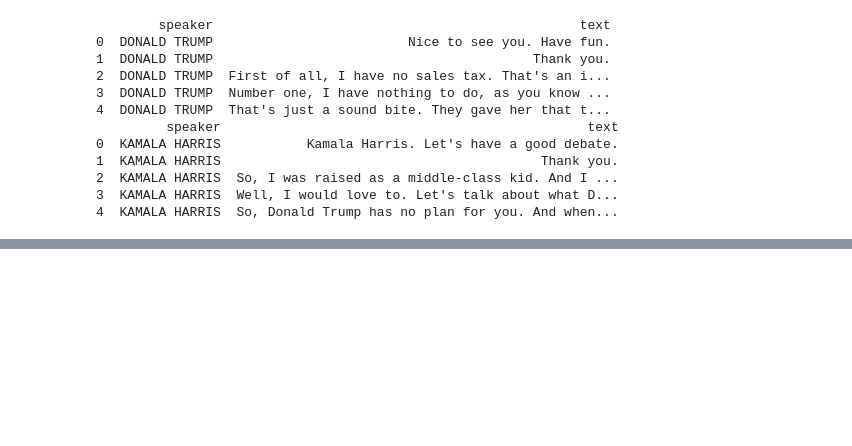
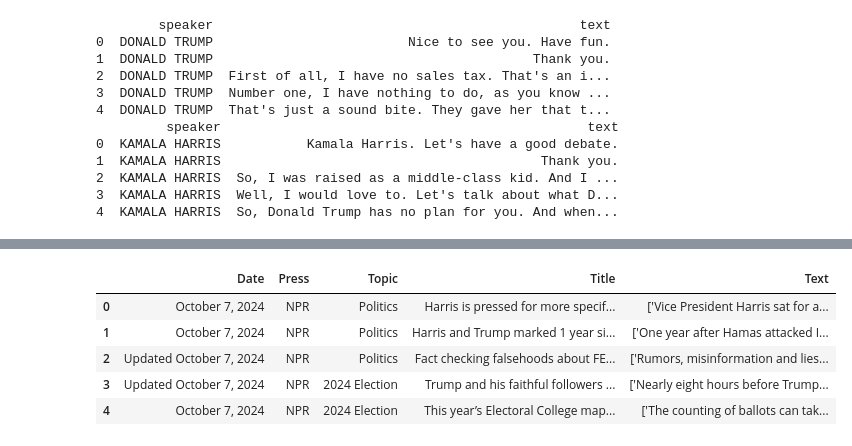
Before and after one commit to b00kkk/US_President_Election_2024, a Jupyter notebook: Preprocessing/Preprocessing.ipynb, the cells around one changed output, grey strips where cells are left out. Drawn from its saved outputs; the diff is of its cells as text; code cells hidden in the pictures; blank space fills up the shorter version.

```diff
--- a/Preprocessing/Preprocessing.ipynb
+++ b/Preprocessing/Preprocessing.ipynb
@@ -335,0 +452,9 @@ debate_harris.to_csv('harris_debte.csv')
+# %%
+npr.head()
+# %% [output]
+|  | Date | Press | Topic | Title | Text |
+| 0 | October 7, 2024 | NPR | Politics | Harris is pressed for more specif... | ['Vice President Harris sat for a... |
+| 1 | October 7, 2024 | NPR | Politics | Harris and Trump marked 1 year si... | ['One year after Hamas attacked I... |
+| 2 | Updated October 7, 2024 | NPR | Politics | Fact checking falsehoods about FE... | ['Rumors, misinformation and lies... |
+| 3 | Updated October 7, 2024 | NPR | 2024 Election | Trump and his faithful followers ... | ['Nearly eight hours before Trump... |
+| 4 | October 7, 2024 | NPR | 2024 Election | This year’s Electoral College map... | ['The counting of ballots can tak... |
```
Also changed, not shown: parts of 33 cells of this notebook.
